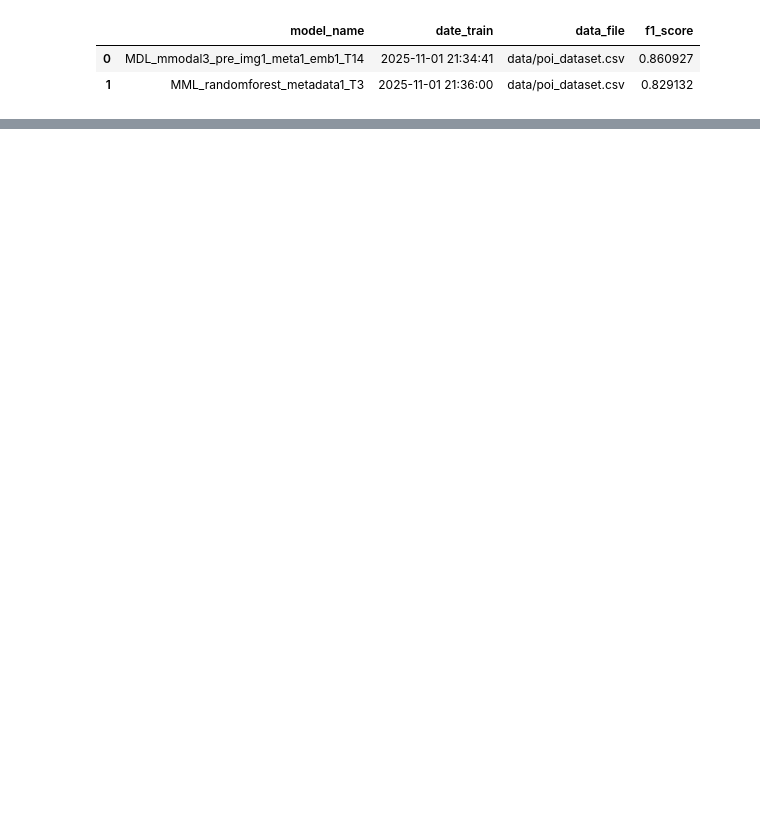
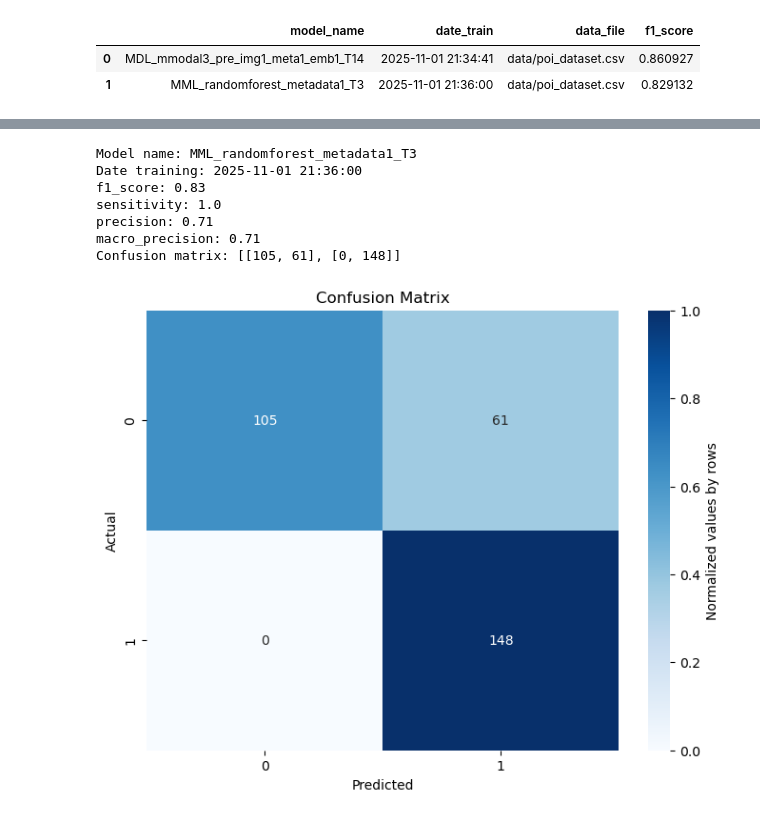
Before and after one commit to mapardo-lab/exerciseDLKeepcoding, a Jupyter notebook: notebooks/checkModels.ipynb, the cells around one changed output, grey strips where cells are left out. Saved outputs shown, nothing was run; the diff lists cells and outputs as text; code cells hidden in the pictures; blank space fills up the shorter version.

```diff
--- a/notebooks/checkModels.ipynb
+++ b/notebooks/checkModels.ipynb
@@ -26,0 +34,17 @@ ModuleNotFoundError: No module named 'utilsModel'
+# %%
+import numpy as np
+from utilsModel import TrainModels
+
+models_trained = TrainModels()
+
+model_name = "MML_randomforest_metadata1_T3"
+models_trained.info_model(model_name)
+# %% [output]
+Model name: MML_randomforest_metadata1_T3
+Date training: 2025-11-01 21:36:00
+f1_score: 0.83
+sensitivity: 1.0
+precision: 0.71
+macro_precision: 0.71
+Confusion matrix: [[105, 61], [0, 148]]
+[figure, added]
```
Also changed, not shown: parts of 1 cell of this notebook, 7 other files.
